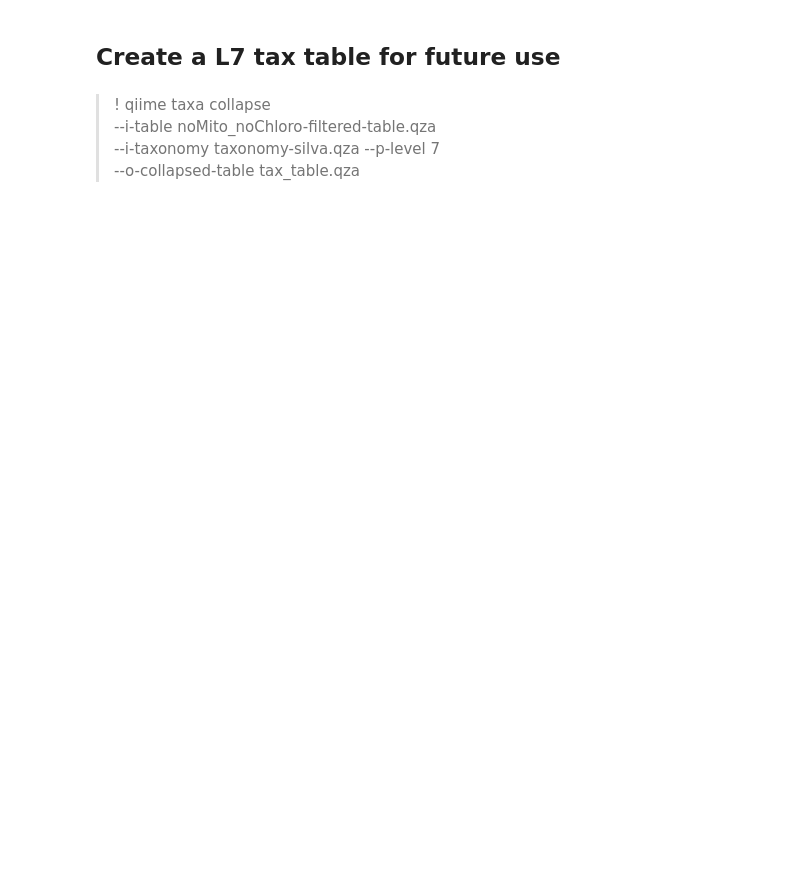
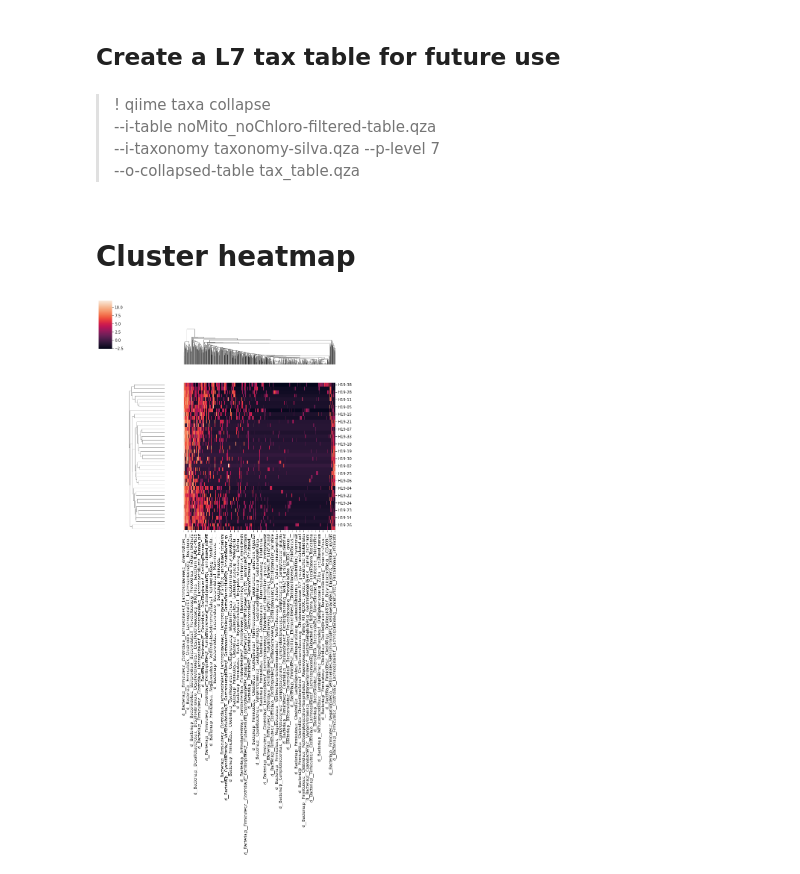
Before and after one commit to sterrettJD/HIV-microbiome, a Jupyter notebook: Analysis.ipynb, the cells around one changed output. Saved outputs shown, nothing was run; the diff lists cells and outputs as text; code cells hidden in the pictures; blank space fills up the shorter version.

```diff
--- a/Analysis.ipynb
+++ b/Analysis.ipynb
@@ -407,3 +461,12 @@ plt.show()
 --i-table noMito_noChloro-filtered-table.qza \
 --i-taxonomy taxonomy-silva.qza --p-level 7 \
 --o-collapsed-table tax_table.qza
+# %% [markdown]
+# Cluster heatmap
+# %%
+L7 = Artifact.load("tax_table.qza").view(pd.DataFrame)
+
+#convert to relative abundances
+L7_mat = np.matrix(L7)
+L7_mat /= np.sum(L7_mat, axis=1)
+L7 = pd.DataFrame(L7_mat, index=L7.index, columns=L7.columns)
@@ -409,0 +475,8 @@ plt.show()
+# %%
+clr_L7 = pd.DataFrame(clr(L7.apply(lambda x: x+0.000001)),
+                      index=L7.index, columns=L7.columns)
+
+sns.clustermap(clr_L7)
+plt.tight_layout()
+# %% [output]
+[figure, added]
```
Also changed, not shown: parts of 12 cells of this notebook.
